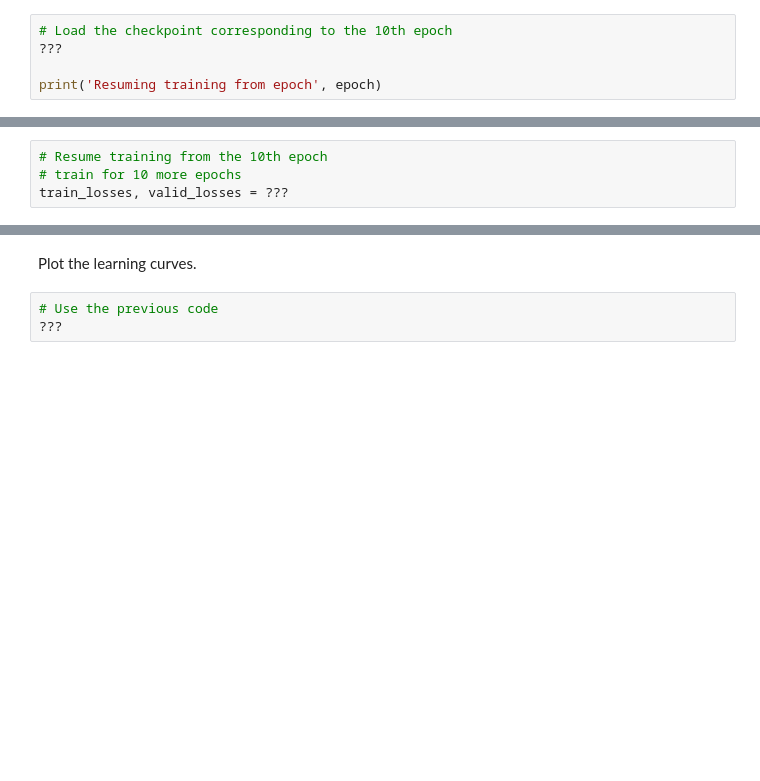
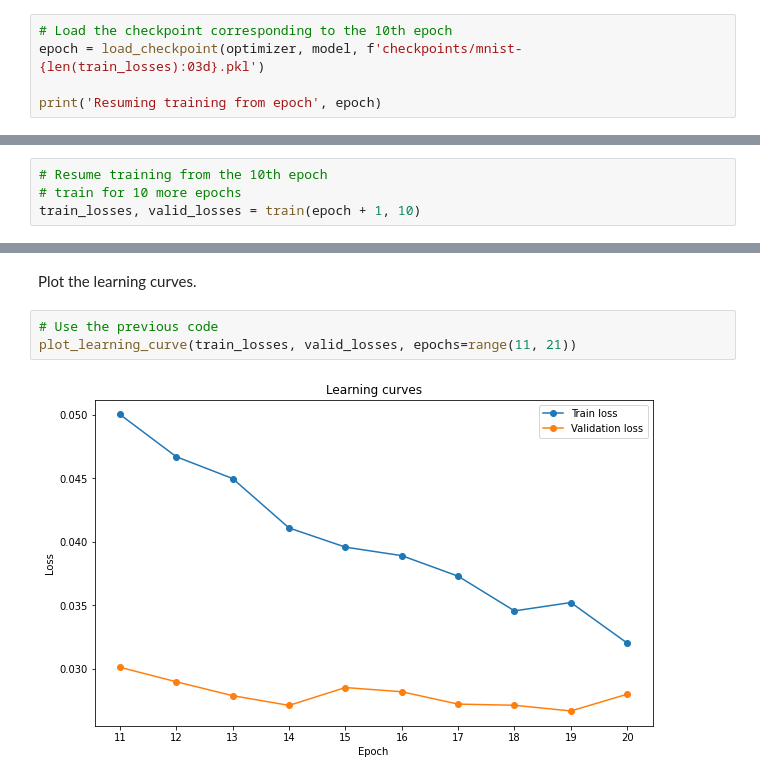
Before and after one commit to glorelvalle/g-mucd, a Jupyter notebook: appiv/p1/[UAM_APPSIV]_Image_Classification.ipynb, the cells around one changed output, grey strips where cells are left out. Drawn from its saved outputs; the diff is of its cells as text; blank space fills up the shorter version.

```diff
--- a/appiv/p1/[UAM_APPSIV]_Image_Classification.ipynb
+++ b/appiv/p1/[UAM_APPSIV]_Image_Classification.ipynb
@@ -691,5 +727,5 @@ ls checkpoints
 # %%
 # Load the checkpoint corresponding to the 10th epoch
-???
+epoch = load_checkpoint(optimizer, model, f'checkpoints/mnist-{len(train_losses):03d}.pkl')
 
 print('Resuming training from epoch', epoch)
@@ -696,4 +734,4 @@ print('Resuming training from epoch', epoch)
 # %%
 # Resume training from the 10th epoch
 # train for 10 more epochs
-train_losses, valid_losses = ???
+train_losses, valid_losses = train(epoch + 1, 10)
@@ -701,4 +750,6 @@ train_losses, valid_losses = ???
 Plot the learning curves.
 # %%
 # Use the previous code
-???
+plot_learning_curve(train_losses, valid_losses, epochs=range(11, 21))
+# %% [output]
+[figure, added]
```
Also changed, not shown: parts of 21 cells of this notebook.
